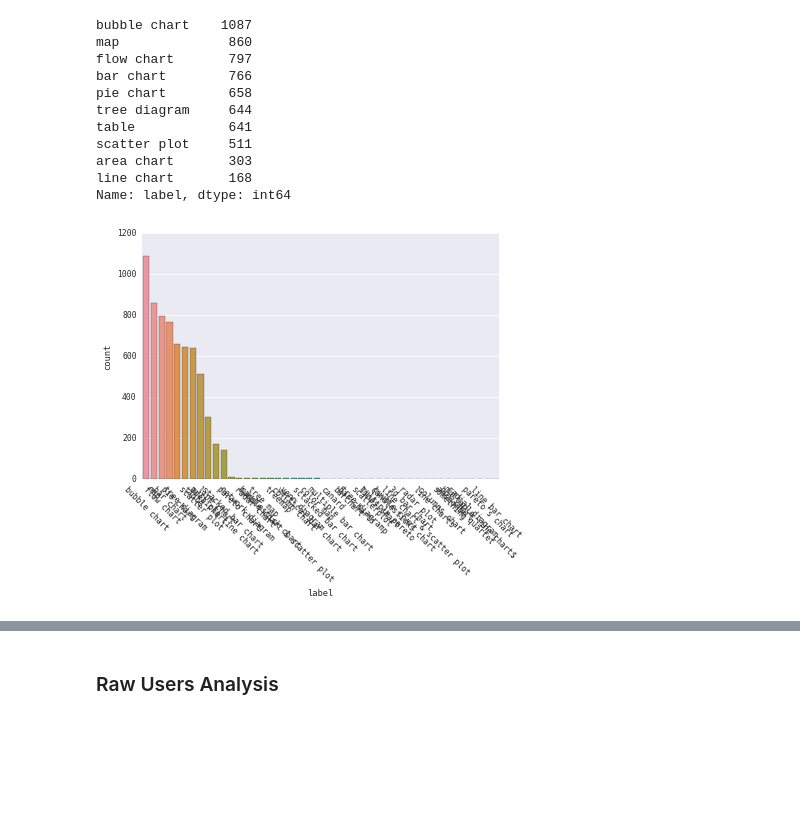
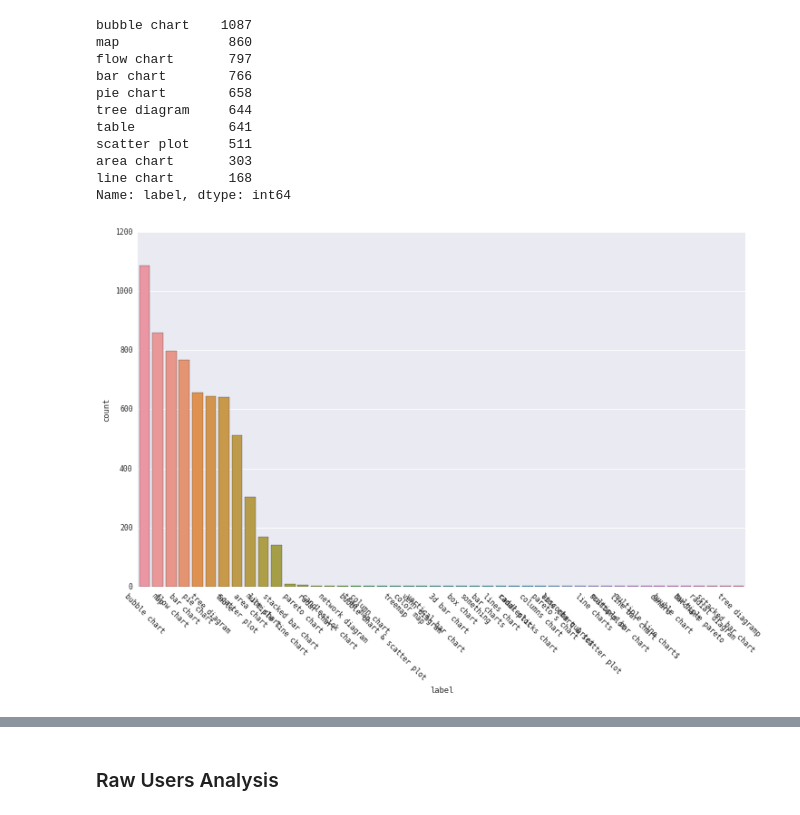
Before and after one commit to sical/NameThatChart, a Jupyter notebook: notebook/first-data-analysis.ipynb, the cells around one changed output, grey strips where cells are left out. Drawn from its saved outputs; the diff is of its cells as text; code cells hidden in the pictures; blank space fills up the shorter version.

```diff
--- a/notebook/first-data-analysis.ipynb
+++ b/notebook/first-data-analysis.ipynb
@@ -108,15 +109,16 @@ line chart       168
 Name: label, dtype: int64
 # %%
 # Distribution by image label
+f, ax = plt.subplots(figsize=(12, 7))
 sns.set(context="paper", font="monospace")
 sns_plot = sns.countplot(x='label', data=df, order=df.label.value_counts().index)
 plt.xticks(rotation=-45)
 show()
 fig = sns_plot.get_figure()
 # fig.set_size_inches(11.7, 8.27)
 fig.savefig("/Users/rvuillemot/Dropbox/paper-2017-crowdvis/figures/categories-distribution.png")
 # %% [output]
-[figure, old version]
+[figure, new version]
 # %%
 # df.label.value_counts()[:10]
 df_label_top10 = df.groupby("label").filter(lambda x: len(x) > 10)
```
Also changed, not shown: parts of 34 cells of this notebook, 2 other files.
